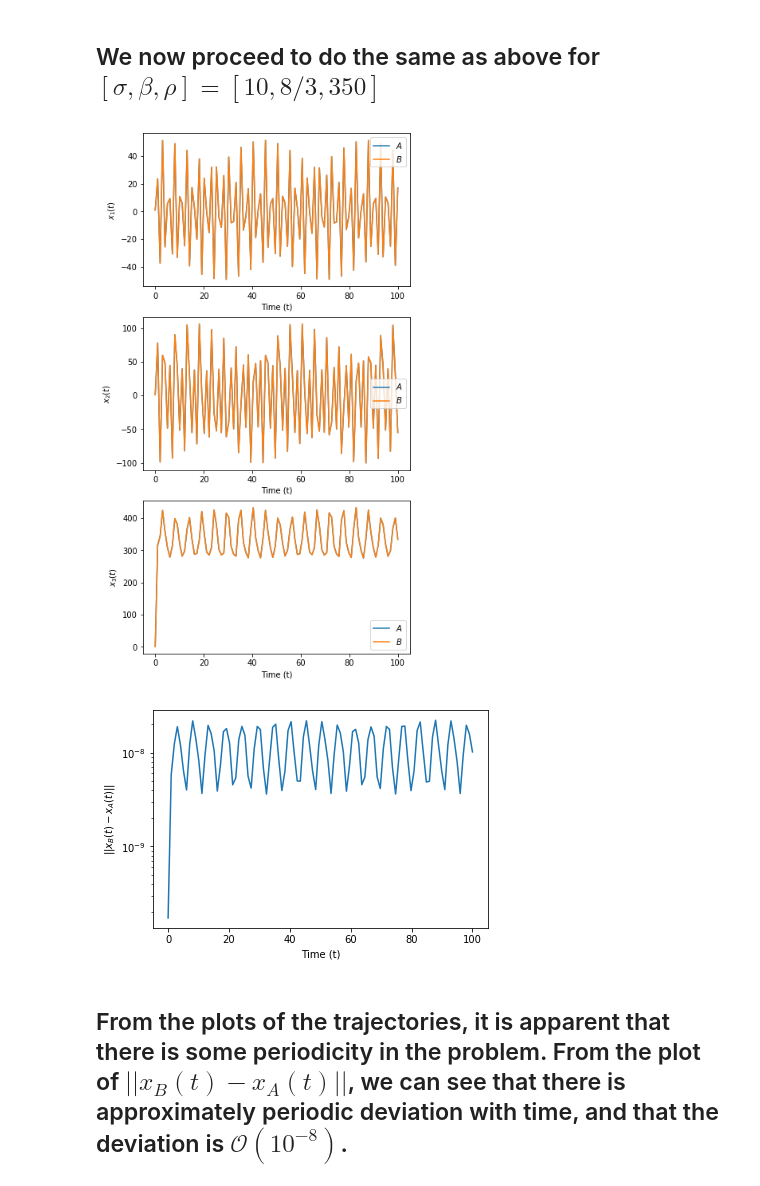
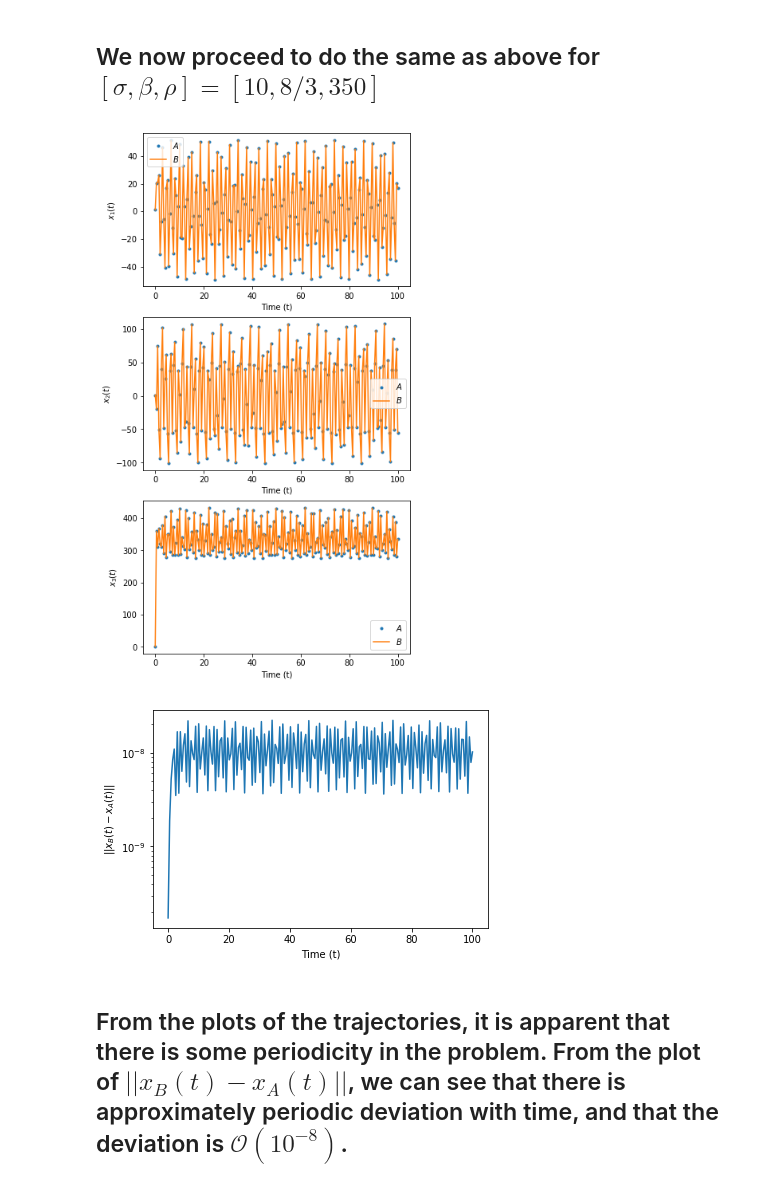
Before and after one commit to adivijaykumar/courses, a Jupyter notebook: sem2/dysys/hw1/hw1_q3_aditya.ipynb, the cells around one changed output. Cells and saved outputs as stored; diff of their text form; code cells hidden in the pictures.

```diff
--- a/sem2/dysys/hw1/hw1_q3_aditya.ipynb
+++ b/sem2/dysys/hw1/hw1_q3_aditya.ipynb
@@ -58,32 +58,32 @@ plt.show()
 ## We now proceed to do the same as above for $[\sigma, \beta, \rho] = [10, 8/3, 350]$
 # %%
 rho = 350
-t_eval = np.linspace(0,100,100)
+t_eval = np.linspace(0,100,200)
 
 soln_a = solve_ivp(fun, tspan, x_0a, t_eval=t_eval)
 soln_b = solve_ivp(fun, tspan, x_0b, t_eval=t_eval)
 x_a = soln_a.y
 x_b = soln_b.y
 
 plt.figure(figsize=(6, 12))
 for i in range(3):
     plt.subplot(311 + i)
     plt.xlabel('Time (t)')
     plt.ylabel(r'$x_%s(t)$'%(i+1))
-    plt.plot(t_eval, x_a[i], label = r'$A$')
+    plt.plot(t_eval, x_a[i], '.', label = r'$A$')
     plt.plot(t_eval, x_b[i], label = r'$B$')
     plt.legend()
 plt.show()
 
 norm2 = norm(x_a - x_b, axis=0)
 
 plt.figure(figsize=(6,4))
 plt.semilogy(t_eval, norm2)
 plt.xlabel('Time (t)')
 plt.ylabel(r'$ || x_B(t) - x_A(t) || $')
 plt.show()
 # %% [output]
-[figure, old version]
+[figure, new version]
-[figure, old version]
+[figure, new version]
 # %% [markdown]
 ## From the plots of the trajectories, it is apparent that there is some periodicity in the problem. From the plot of $ || x_B(t) - x_A(t) || $, we can see that there is approximately periodic deviation with time, and that the deviation is $ \mathcal{O}(10^{-8})$.
```
Also changed, not shown: 15 other files.
